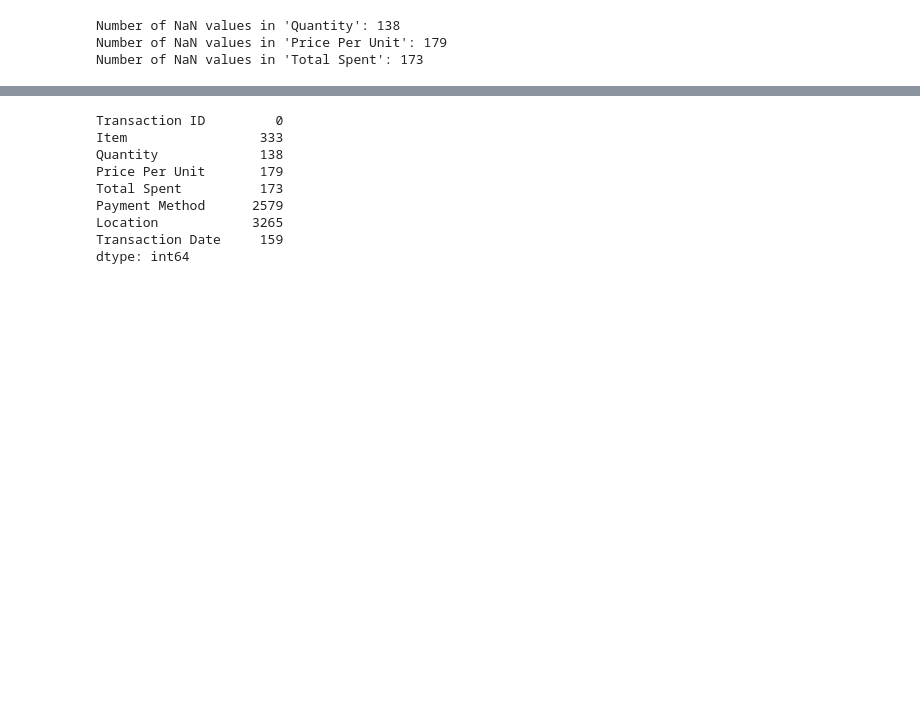
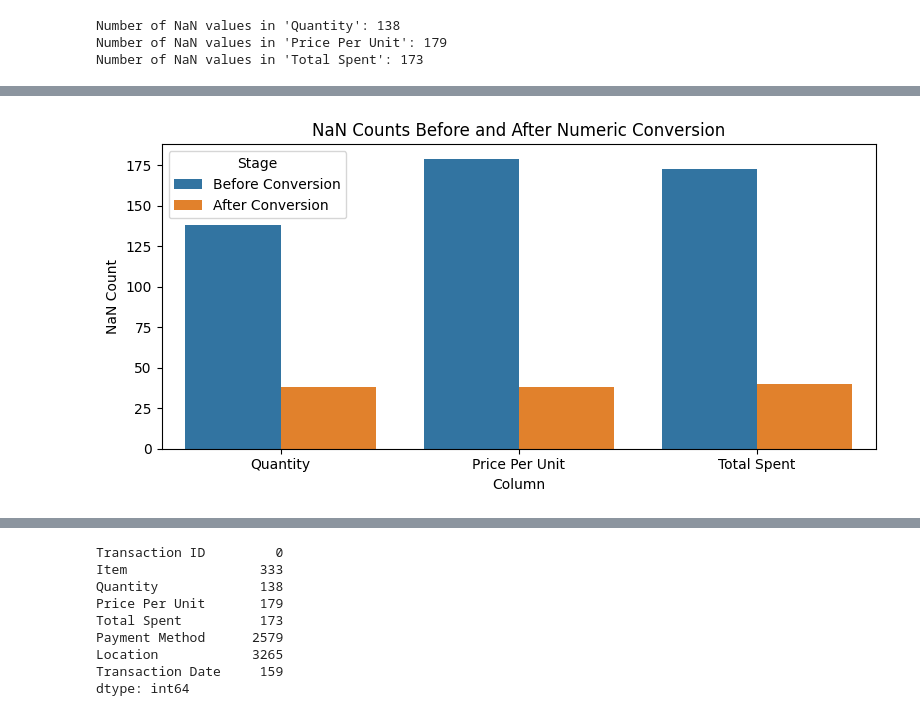
Before and after one commit to grymlin/Transaction_Data_Cleaning, a Jupyter notebook: notebooks/02_data_cleaning.ipynb, the cells around one changed output, grey strips where cells are left out. Cells and saved outputs as stored; diff of their text form; code cells hidden in the pictures; blank space fills up the shorter version.

Commit message:
Added markdown for code clarity and visualisation graphs comparing standarized/cleaned dataset to initial dataset

```diff
--- a/notebooks/02_data_cleaning.ipynb
+++ b/notebooks/02_data_cleaning.ipynb
@@ -92,0 +78,20 @@ plt.show()
+# %%
+# Comparative bar plot: NaN counts before and after numeric conversion
+nan_counts_before = [df['Quantity'].isna().sum(), df['Price Per Unit'].isna().sum(), df['Total Spent'].isna().sum()]
+nan_counts_after = [df_clean['Quantity'].isna().sum(), df_clean['Price Per Unit'].isna().sum(), df_clean['Total Spent'].isna().sum()]
+
+nan_compare_df = pd.DataFrame({
+    'Column': ['Quantity', 'Price Per Unit', 'Total Spent'],
+    'Before Conversion': nan_counts_before,
+    'After Conversion': nan_counts_after
+})
+
+nan_compare_df_melted = nan_compare_df.melt(id_vars='Column', var_name='Stage', value_name='NaN Count')
+
+plt.figure(figsize=(8,4))
+sns.barplot(data=nan_compare_df_melted, x='Column', y='NaN Count', hue='Stage')
+plt.title('NaN Counts Before and After Numeric Conversion')
+plt.tight_layout()
+plt.show()
+# %% [output]
+[figure, added]
```
Also changed, not shown: parts of 20 cells of this notebook, 1 other file.
